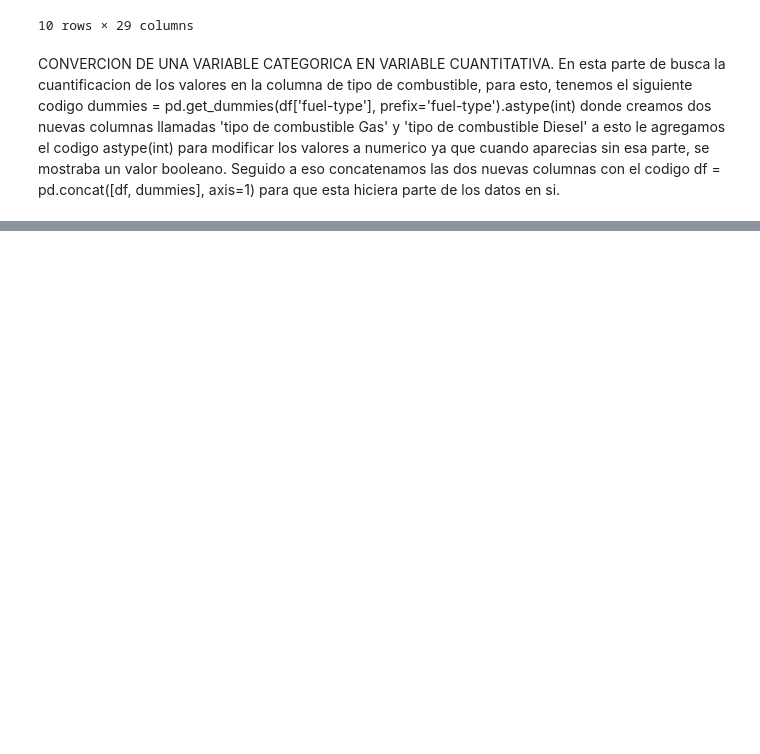
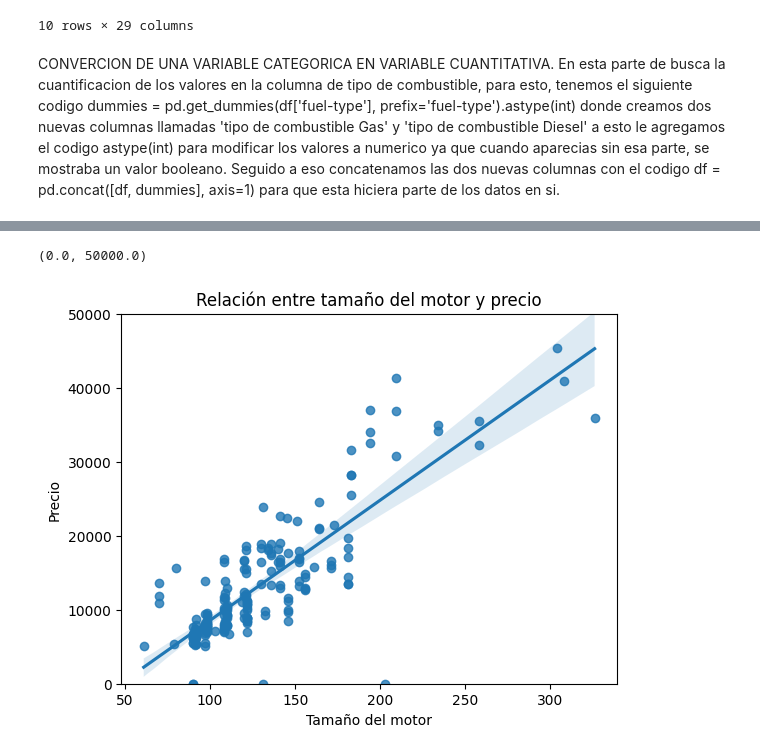
Before and after one commit to HDanny7/CDP, a Jupyter notebook: Senatec/Analisis de Datos/ejemplo.ipynb, the cells around one changed output, grey strips where cells are left out. Drawn from its saved outputs; the diff is of its cells as text; code cells hidden in the pictures; blank space fills up the shorter version.

```diff
--- a/Senatec/Analisis de Datos/ejemplo.ipynb
+++ b/Senatec/Analisis de Datos/ejemplo.ipynb
@@ -343,0 +443,9 @@ CONVERCION DE UNA VARIABLE CATEGORICA EN VARIABLE CUANTITATIVA. En esta parte de
+# %%
+sns.regplot(x = 'engine-size', y = 'price', data = df)
+plt.title('Relación entre tamaño del motor y precio')
+plt.xlabel('Tamaño del motor')
+plt.ylabel('Precio')
+plt.ylim(0, 50000)
+# %% [output]
+(0.0, 50000.0)
+[figure, added]
```
Also changed, not shown: parts of 27 cells of this notebook.
